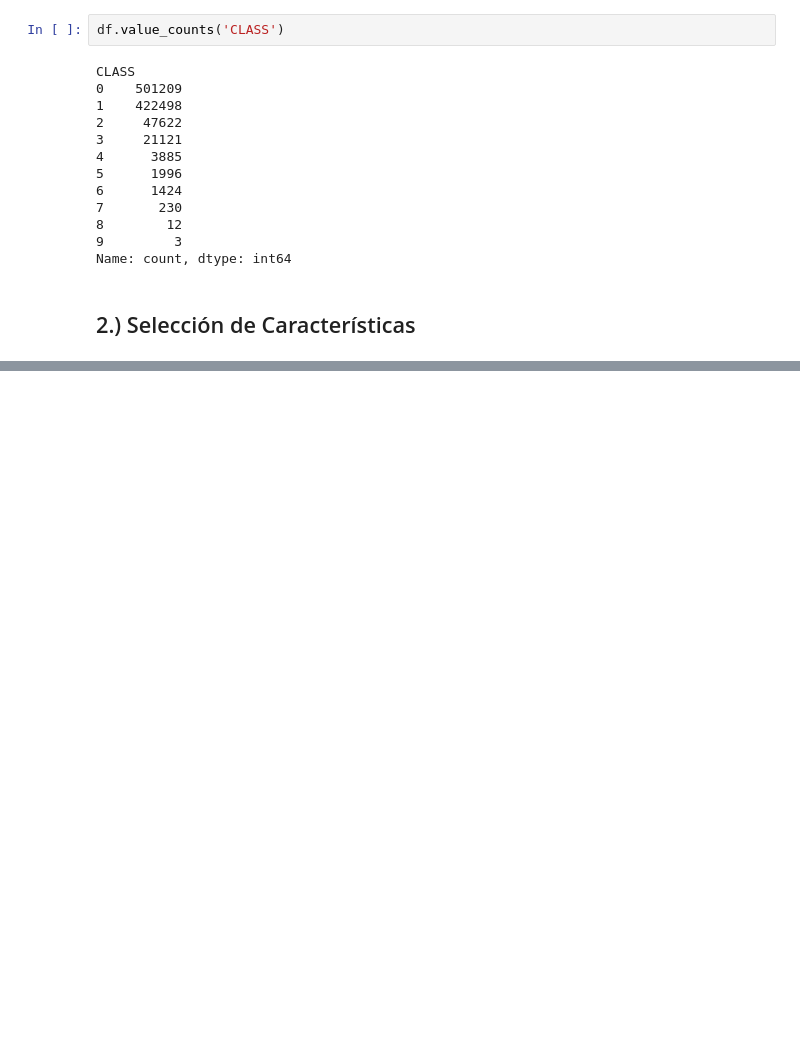
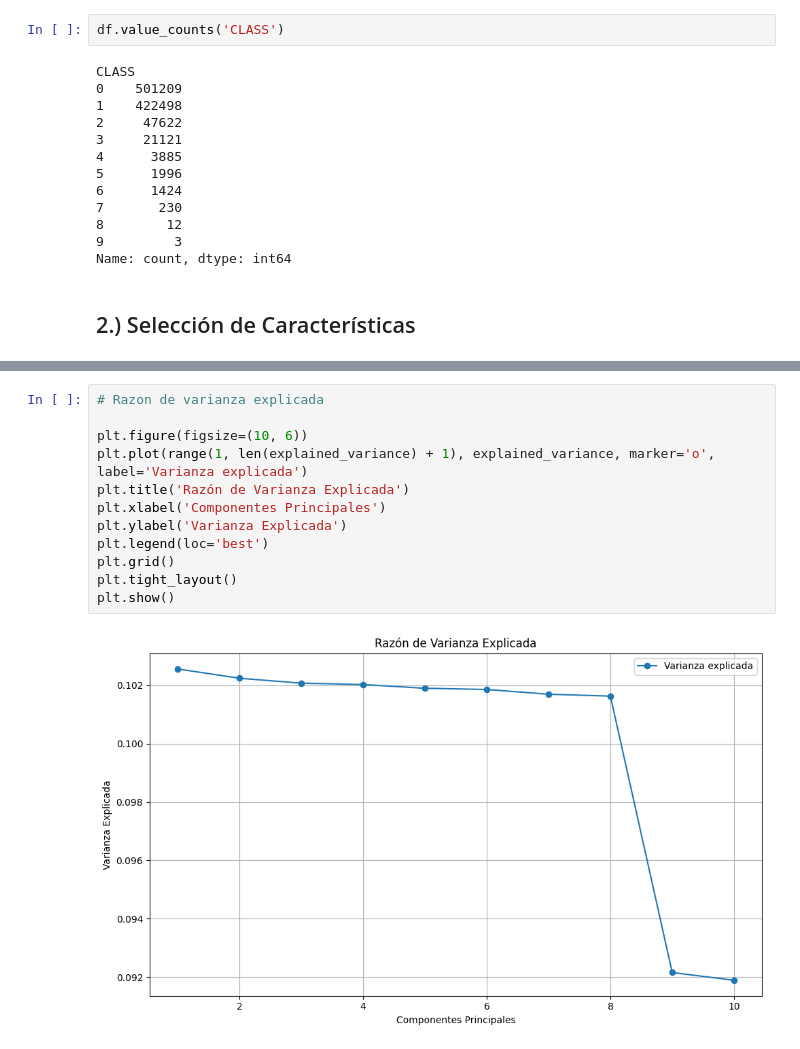
Before and after one commit to tsbedoya/ELE-Machine-Learning, a Jupyter notebook: repo/PokerHand.ipynb, the cells around one changed output, grey strips where cells are left out. Cells and saved outputs as stored; diff of their text form; blank space fills up the shorter version.

```diff
--- a/repo/PokerHand.ipynb
+++ b/repo/PokerHand.ipynb
@@ -97,0 +121,14 @@ correlation_matrix(df, 10)
+# %%
+# Razon de varianza explicada
+
+plt.figure(figsize=(10, 6))
+plt.plot(range(1, len(explained_variance) + 1), explained_variance, marker='o', label='Varianza explicada')
+plt.title('Razón de Varianza Explicada')
+plt.xlabel('Componentes Principales')
+plt.ylabel('Varianza Explicada')
+plt.legend(loc='best')
+plt.grid()
+plt.tight_layout()
+plt.show()
+# %% [output]
+[figure, added]
```
Also changed, not shown: parts of 9 cells of this notebook.
